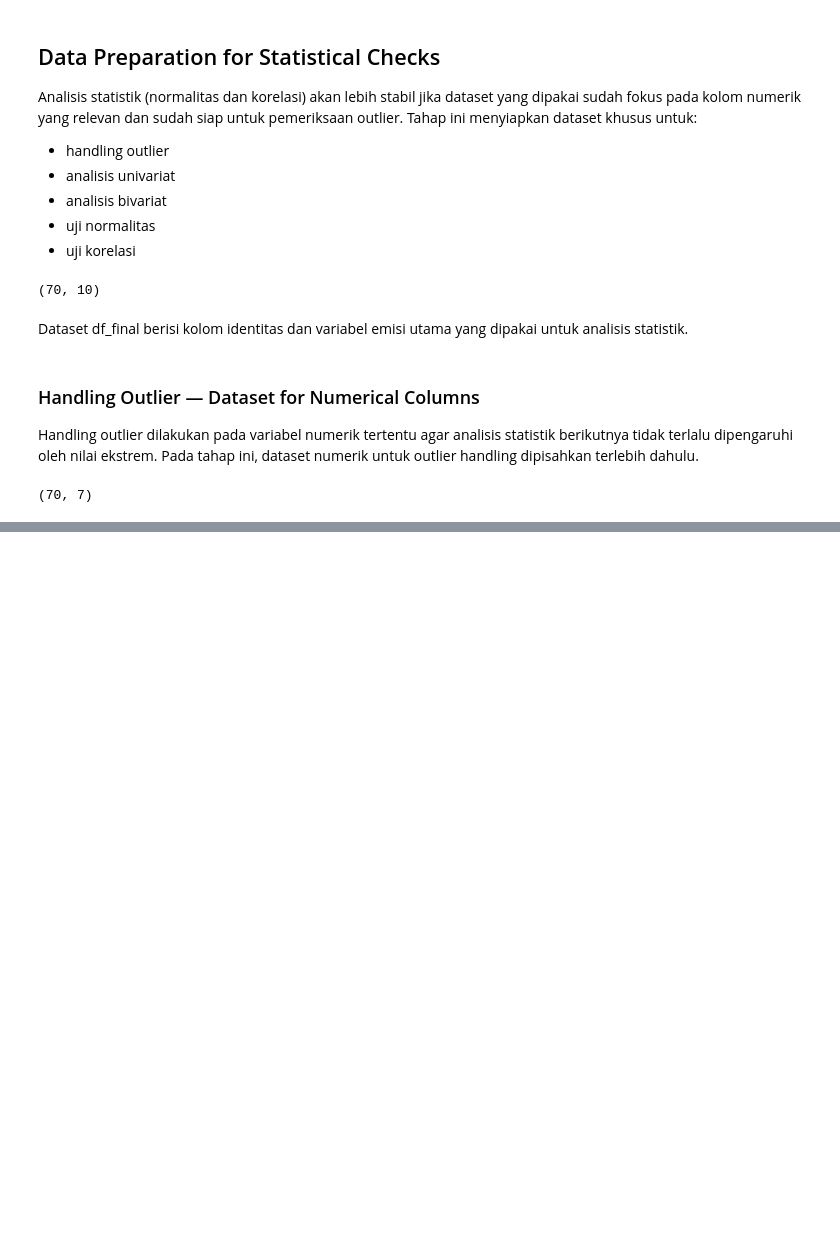
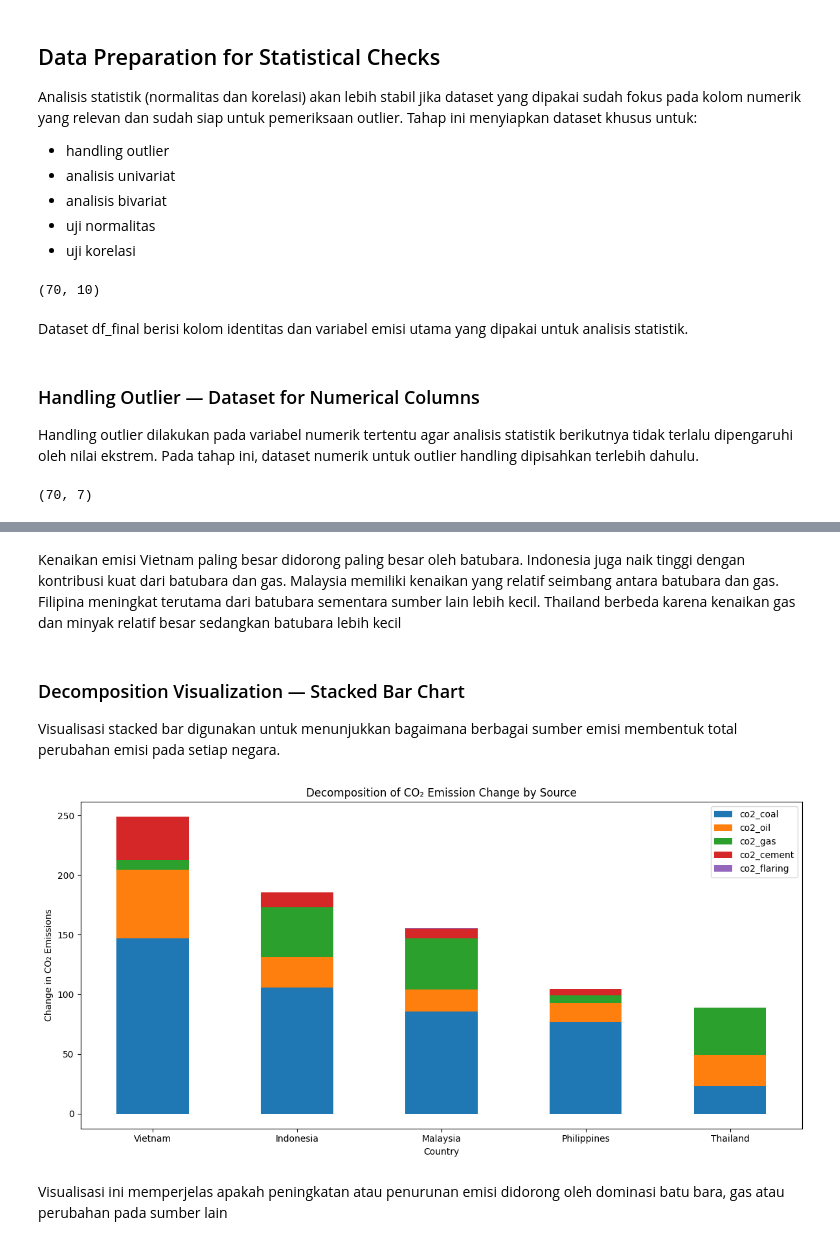
Before and after one commit to AlvitoDwiP/carbon-emission, a Jupyter notebook: notebooks/03_EDA.ipynb, the cells around one changed output, grey strips where cells are left out. Cells and saved outputs as stored; diff of their text form; code cells hidden in the pictures; blank space fills up the shorter version.

```diff
--- a/notebooks/03_EDA.ipynb
+++ b/notebooks/03_EDA.ipynb
@@ -210,0 +478,5 @@ df_final_outlier_handling_done.shape
+# %%
+start_period = df_4y_handling_outlier["year_group"].min()
+end_period = df_4y_handling_outlier["year_group"].max()
+
+start_period, end_period
@@ -210,0 +530,8 @@ df_final_outlier_handling_done.shape
+# %%
+df_ranking_abs = (
+    df_wide["co2_total"][end_period] - df_wide["co2_total"][start_period]
+).sort_values(ascending=False)
+
+df_ranking_abs = df_ranking_abs.reset_index()
+df_ranking_abs.insert(0, "no", range(1, len(df_ranking_abs) + 1))
+df_ranking_abs
@@ -210,0 +586,3 @@ df_final_outlier_handling_done.shape
+# %%
+top_countries = df_ranking_abs["country"].head(5).tolist()
+top_countries
@@ -210,0 +595,12 @@ df_final_outlier_handling_done.shape
+# %%
+sources = ["co2_coal", "co2_oil", "co2_gas", "co2_cement", "co2_flaring"]
+
+decomp_data = {}
+
+for src in sources:
+    decomp_data[src] = (
+        df_wide[src][end_period] - df_wide[src][start_period]
+    ).loc[top_countries]
+
+df_decomp = pd.DataFrame(decomp_data)
+df_decomp
@@ -210,0 +615,22 @@ df_final_outlier_handling_done.shape
+# %% [markdown]
+Kenaikan emisi Vietnam paling besar didorong paling besar oleh batubara. Indonesia juga naik tinggi dengan kontribusi kuat dari batubara dan gas. Malaysia memiliki kenaikan yang relatif seimbang antara batubara dan gas. Filipina meningkat terutama dari batubara sementara sumber lain lebih kecil. Thailand berbeda karena kenaikan gas dan minyak relatif besar sedangkan batubara lebih kecil
+# %% [markdown]
+### Decomposition Visualization — Stacked Bar Chart
+Visualisasi stacked bar digunakan untuk menunjukkan bagaimana berbagai sumber emisi membentuk total perubahan emisi pada setiap negara.
+# %%
+df_decomp.plot(
+    kind="bar",
+    stacked=True,
+    figsize=(12, 6)
+)
+
+plt.title("Decomposition of CO₂ Emission Change by Source")
+plt.xlabel("Country")
+plt.ylabel("Change in CO₂ Emissions")
+plt.xticks(rotation=0)
+plt.tight_layout()
+plt.show()
+# %% [output]
+[figure, added]
+# %% [markdown]
+Visualisasi ini memperjelas apakah peningkatan atau penurunan emisi didorong oleh dominasi batu bara, gas atau perubahan pada sumber lain
```
Also changed, not shown: parts of 59 cells of this notebook, 1 other file.
